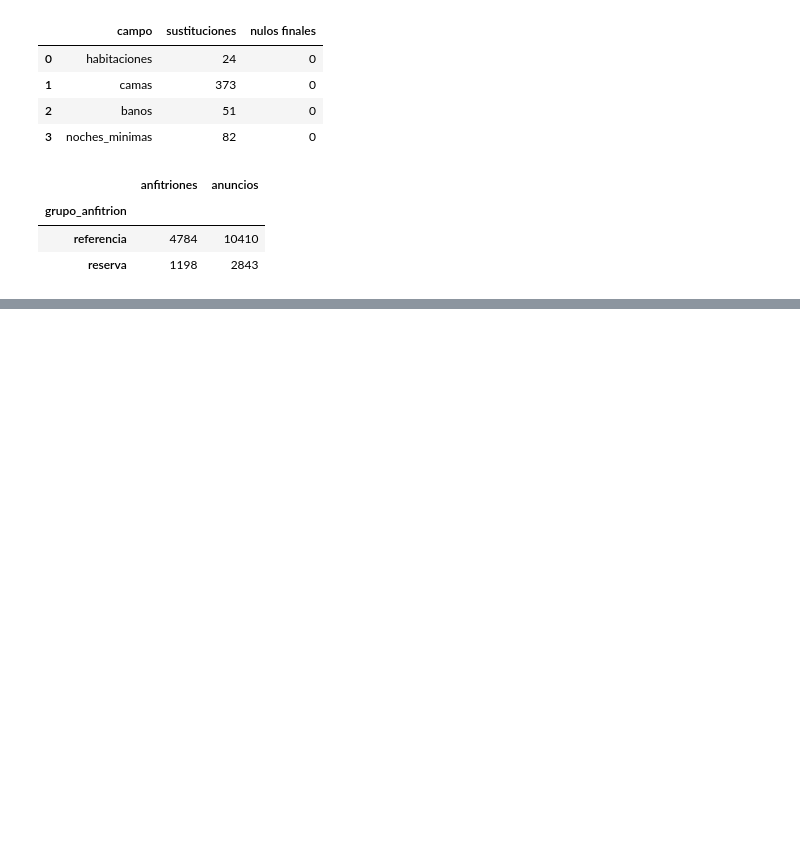
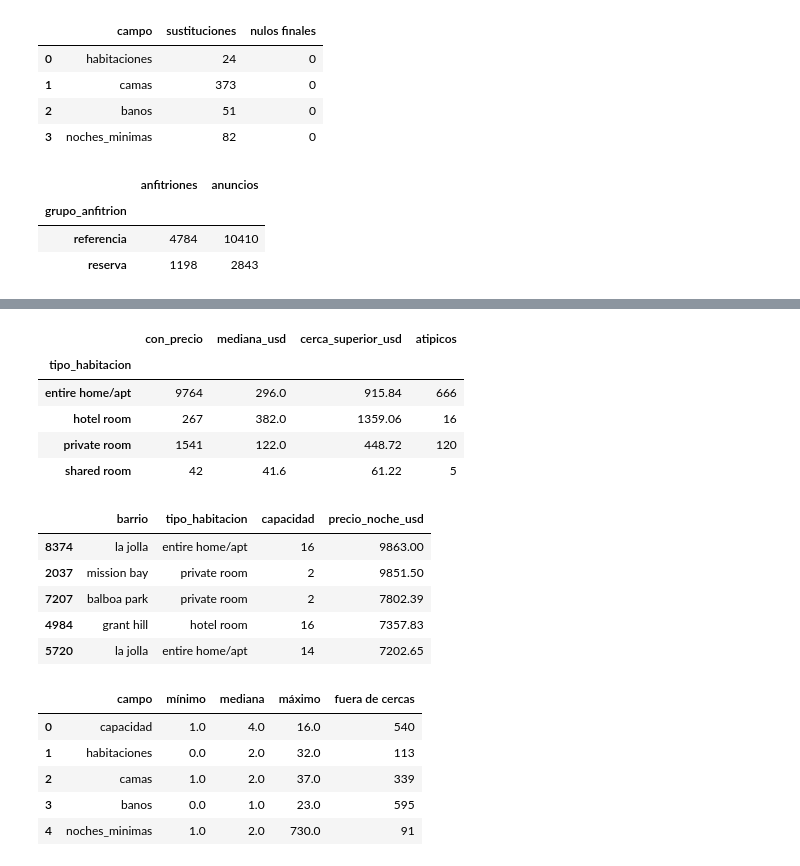
Before and after one commit to Morix9087/Proyecto-2, a Jupyter notebook: Ingenieria de Datos/Analisis exploratorio de datos iniciales.ipynb, the cells around one changed output, grey strips where cells are left out. Saved outputs shown, nothing was run; the diff lists cells and outputs as text; code cells hidden in the pictures; blank space fills up the shorter version.

```diff
--- a/Ingenieria de Datos/Analisis exploratorio de datos iniciales.ipynb
+++ b/Ingenieria de Datos/Analisis exploratorio de datos iniciales.ipynb
@@ -302,0 +307,44 @@ display(base.groupby("grupo_anfitrion").agg(anfitriones=("host_id", "nunique"),
+# %%
+def cercas_iqr(valores):
+    cuartiles = valores.quantile([.25, .75])
+    q1, q3 = cuartiles.loc[.25], cuartiles.loc[.75]
+    return pd.Series({"inferior": q1 - 1.5 * (q3 - q1), "superior": q3 + 1.5 * (q3 - q1)})
+
+control = base[["id", "barrio", "tipo_habitacion", "capacidad"]].join(precio).dropna(subset=["precio_noche_usd"])
+cercas = (control.loc[referencia.reindex(control.index)].groupby("tipo_habitacion")["precio_noche_usd"]
+          .apply(cercas_iqr).unstack())
+control = control.join(cercas, on="tipo_habitacion")
+assert control[["inferior", "superior"]].notna().all().all()
+control["extremo"] = ~control["precio_noche_usd"].between(control["inferior"], control["superior"])
+resumen_precios = control.groupby("tipo_habitacion").agg(
+    con_precio=("id", "size"), mediana_usd=("precio_noche_usd", "median"),
+    cerca_superior_usd=("superior", "first"), atipicos=("extremo", "sum"))
+display(resumen_precios.round(2))
+display(control.nlargest(5, "precio_noche_usd")[["barrio", "tipo_habitacion", "capacidad", "precio_noche_usd"]])
+
+revision = []
+for col in ["capacidad", "habitaciones", "camas", "banos", "noches_minimas"]:
+    observado = base[col] if col == "capacidad" else base.loc[base[col + "_imputado"].eq(0), col]
+    limites_col = cercas_iqr(observado.loc[observado.index.intersection(base.index[referencia])])
+    fuera = ~observado.between(limites_col["inferior"], limites_col["superior"])
+    revision.append([col, observado.min(), observado.median(), observado.max(), int(fuera.sum())])
+display(pd.DataFrame(revision, columns=["campo", "mínimo", "mediana", "máximo", "fuera de cercas"]))
+# %% [output]
+|  | con_precio | mediana_usd | cerca_superior_usd | atipicos |
+| tipo_habitacion |  |  |  |  |
+| entire home/apt | 9764 | 296.0 | 915.84 | 666 |
+| hotel room | 267 | 382.0 | 1359.06 | 16 |
+| private room | 1541 | 122.0 | 448.72 | 120 |
+| shared room | 42 | 41.6 | 61.22 | 5 |
+|  | barrio | tipo_habitacion | capacidad | precio_noche_usd |
+| 8374 | la jolla | entire home/apt | 16 | 9863.00 |
+| 2037 | mission bay | private room | 2 | 9851.50 |
+| 7207 | balboa park | private room | 2 | 7802.39 |
+| 4984 | grant hill | hotel room | 16 | 7357.83 |
+| 5720 | la jolla | entire home/apt | 14 | 7202.65 |
+|  | campo | mínimo | mediana | máximo | fuera de cercas |
+| 0 | capacidad | 1.0 | 4.0 | 16.0 | 540 |
+| 1 | habitaciones | 0.0 | 2.0 | 32.0 | 113 |
+| 2 | camas | 1.0 | 2.0 | 37.0 | 339 |
+| 3 | banos | 0.0 | 1.0 | 23.0 | 595 |
+| 4 | noches_minimas | 1.0 | 2.0 | 730.0 | 91 |
```
Also changed, not shown: parts of 3 cells of this notebook.
